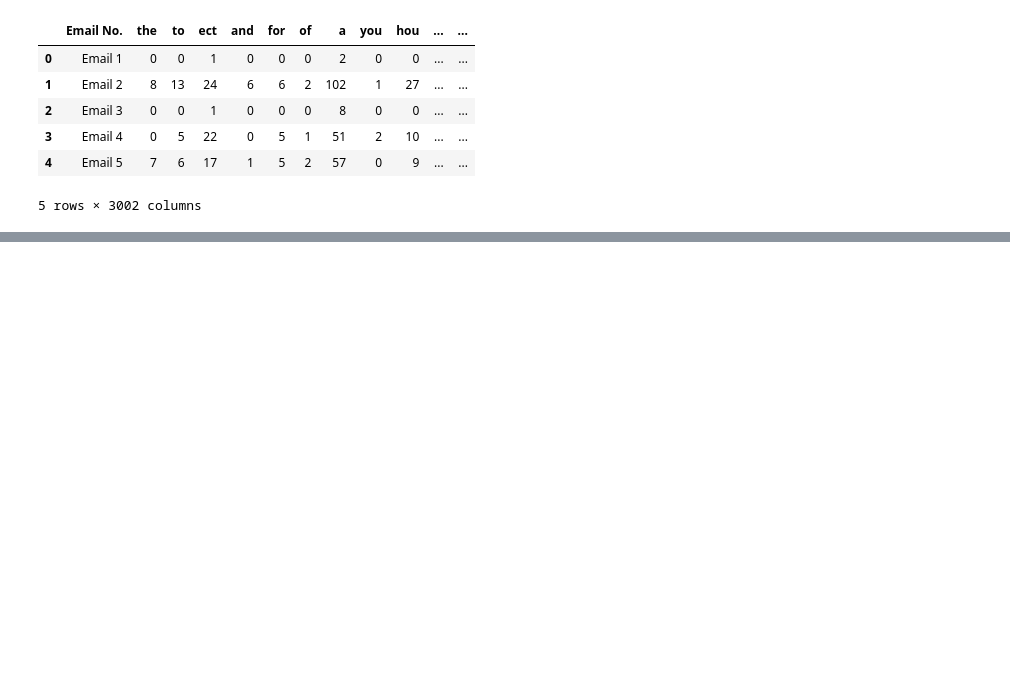
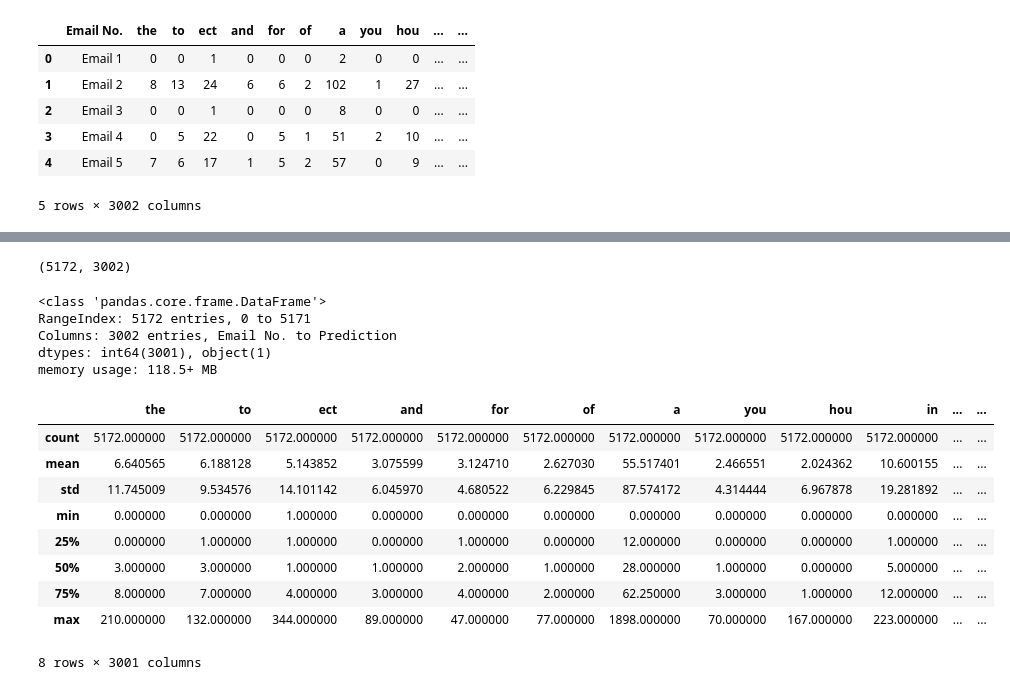
Before and after one commit to kmendesDev/checking_email_spam, a Jupyter notebook: Email_Spam_checker.ipynb, the cells around one changed output, grey strips where cells are left out. Drawn from its saved outputs; the diff is of its cells as text; code cells hidden in the pictures; blank space fills up the shorter version.

```diff
--- a/Email_Spam_checker.ipynb
+++ b/Email_Spam_checker.ipynb
@@ -14,0 +37,25 @@ dataset.head(5)
+# %%
+dataset.shape
+# %% [output]
+(5172, 3002)
+# %%
+dataset.info()
+# %% [output]
+<class 'pandas.core.frame.DataFrame'>
+RangeIndex: 5172 entries, 0 to 5171
+Columns: 3002 entries, Email No. to Prediction
+dtypes: int64(3001), object(1)
+memory usage: 118.5+ MB
+# %%
+dataset.describe()
+# %% [output]
+|  | the | to | ect | and | for | of | a | you | hou | in | ... | ... |
+| count | 5172.000000 | 5172.000000 | 5172.000000 | 5172.000000 | 5172.000000 | 5172.000000 | 5172.000000 | 5172.000000 | 5172.000000 | 5172.000000 | ... | ... |
+| mean | 6.640565 | 6.188128 | 5.143852 | 3.075599 | 3.124710 | 2.627030 | 55.517401 | 2.466551 | 2.024362 | 10.600155 | ... | ... |
+| std | 11.745009 | 9.534576 | 14.101142 | 6.045970 | 4.680522 | 6.229845 | 87.574172 | 4.314444 | 6.967878 | 19.281892 | ... | ... |
+| min | 0.000000 | 0.000000 | 1.000000 | 0.000000 | 0.000000 | 0.000000 | 0.000000 | 0.000000 | 0.000000 | 0.000000 | ... | ... |
+| 25% | 0.000000 | 1.000000 | 1.000000 | 0.000000 | 1.000000 | 0.000000 | 12.000000 | 0.000000 | 0.000000 | 1.000000 | ... | ... |
+| 50% | 3.000000 | 3.000000 | 1.000000 | 1.000000 | 2.000000 | 1.000000 | 28.000000 | 1.000000 | 0.000000 | 5.000000 | ... | ... |
+| 75% | 8.000000 | 7.000000 | 4.000000 | 3.000000 | 4.000000 | 2.000000 | 62.250000 | 3.000000 | 1.000000 | 12.000000 | ... | ... |
+| max | 210.000000 | 132.000000 | 344.000000 | 89.000000 | 47.000000 | 77.000000 | 1898.000000 | 70.000000 | 167.000000 | 223.000000 | ... | ... |
+8 rows × 3001 columns
```
Also changed, not shown: parts of 17 cells of this notebook, 1 other file.
